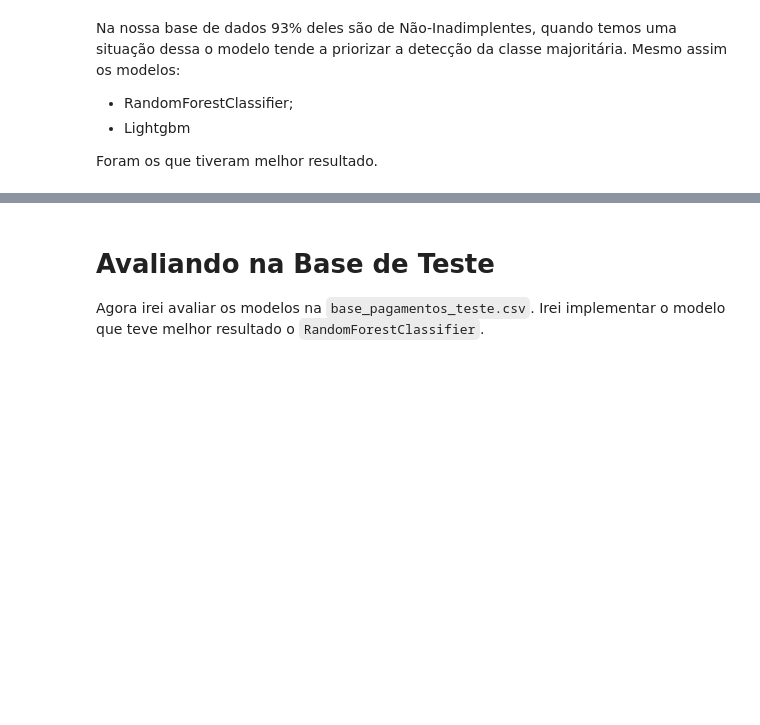
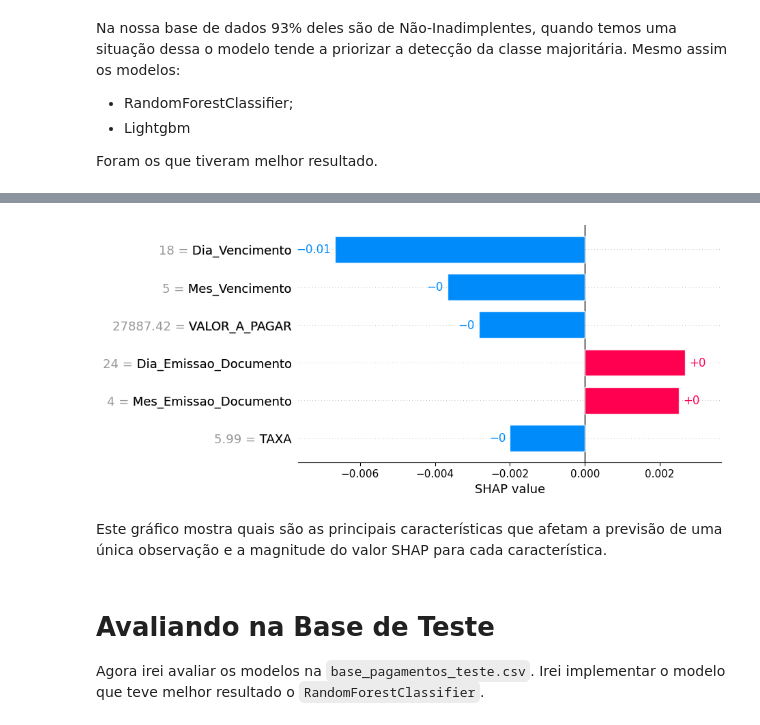
Before and after one commit to rrafahenrique/Modelo-Preditivo-Inadimplencia, a Jupyter notebook: DESAFIO - PARTE III.ipynb, the cells around one changed output, grey strips where cells are left out. Drawn from its saved outputs; the diff is of its cells as text; code cells hidden in the pictures; blank space fills up the shorter version.

```diff
--- a/DESAFIO - PARTE III.ipynb
+++ b/DESAFIO - PARTE III.ipynb
@@ -505,3 +533,9 @@ Foram os que tiveram melhor resultado.
+# %%
+shap.plots.bar(shap_values[0])
+# %% [output]
+[figure, added]
+# %% [markdown]
+Este gráfico mostra quais são as principais características que afetam a previsão de uma única observação e a magnitude do valor SHAP para cada característica.
 # %% [markdown]
 # Avaliando na Base de Teste
 Agora irei avaliar os modelos na `base_pagamentos_teste.csv`. Irei implementar o modelo que teve melhor resultado o `RandomForestClassifier`.
```
Also changed, not shown: parts of 25 cells of this notebook, 5 other files.
